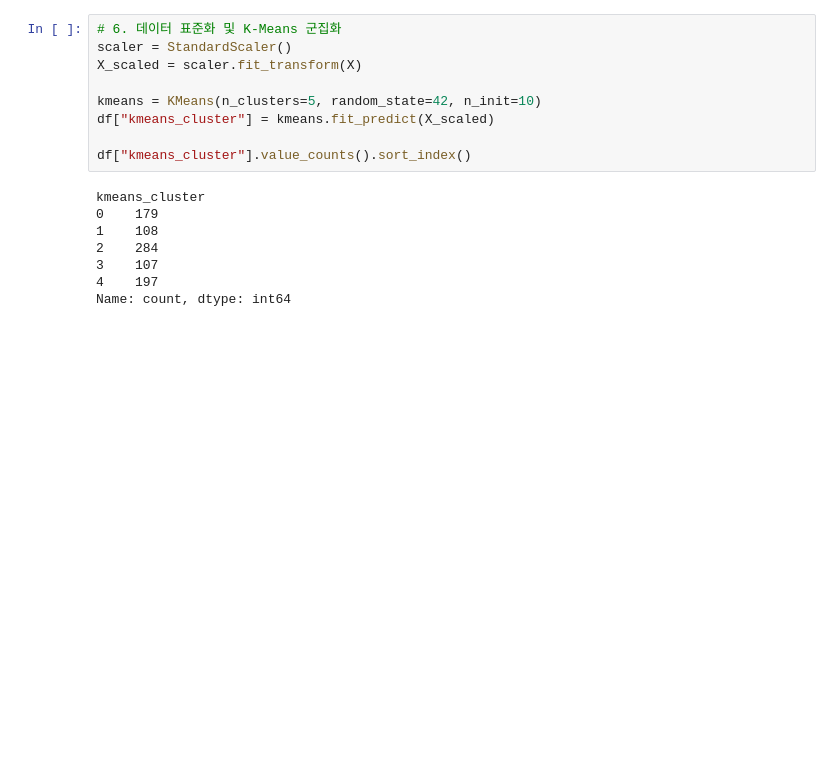
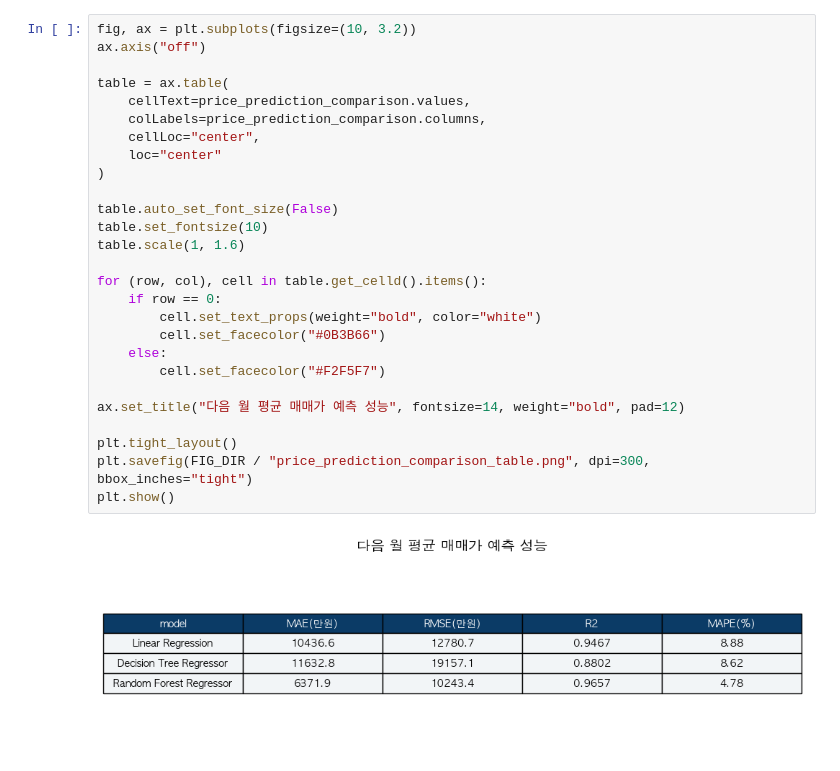
Before and after one commit to shiwjz/RealEstate-Risk-Radar, a Jupyter notebook: modeling/05_modeling.ipynb, the cells around one changed output. Drawn from its saved outputs; the diff is of its cells as text; blank space fills up the shorter version.

```diff
--- a/modeling/05_modeling.ipynb
+++ b/modeling/05_modeling.ipynb
@@ -167,18 +232,30 @@ Name: count, dtype: int64
 # %%
-# 6. 데이터 표준화 및 K-Means 군집화
-scaler = StandardScaler()
-X_scaled = scaler.fit_transform(X)
+fig, ax = plt.subplots(figsize=(10, 3.2))
+ax.axis("off")
 
-kmeans = KMeans(n_clusters=5, random_state=42, n_init=10)
-df["kmeans_cluster"] = kmeans.fit_predict(X_scaled)
+table = ax.table(
+    cellText=price_prediction_comparison.values,
+    colLabels=price_prediction_comparison.columns,
+    cellLoc="center",
+    loc="center"
+)
 
-df["kmeans_cluster"].value_counts().sort_index()
+table.auto_set_font_size(False)
+table.set_fontsize(10)
+table.scale(1, 1.6)
+
+for (row, col), cell in table.get_celld().items():
+    if row == 0:
+        cell.set_text_props(weight="bold", color="white")
+        cell.set_facecolor("#0B3B66")
+    else:
+        cell.set_facecolor("#F2F5F7")
+
+ax.set_title("다음 월 평균 매매가 예측 성능", fontsize=14, weight="bold", pad=12)
+
+plt.tight_layout()
+plt.savefig(FIG_DIR / "price_prediction_comparison_table.png", dpi=300, bbox_inches="tight")
+plt.show()
 # %% [output]
-kmeans_cluster
-0    179
-1    108
-2    284
-3    107
-4    197
-Name: count, dtype: int64
+[figure, added]
 # %%
```
Also changed, not shown: parts of 13 cells of this notebook, 23 other files.
